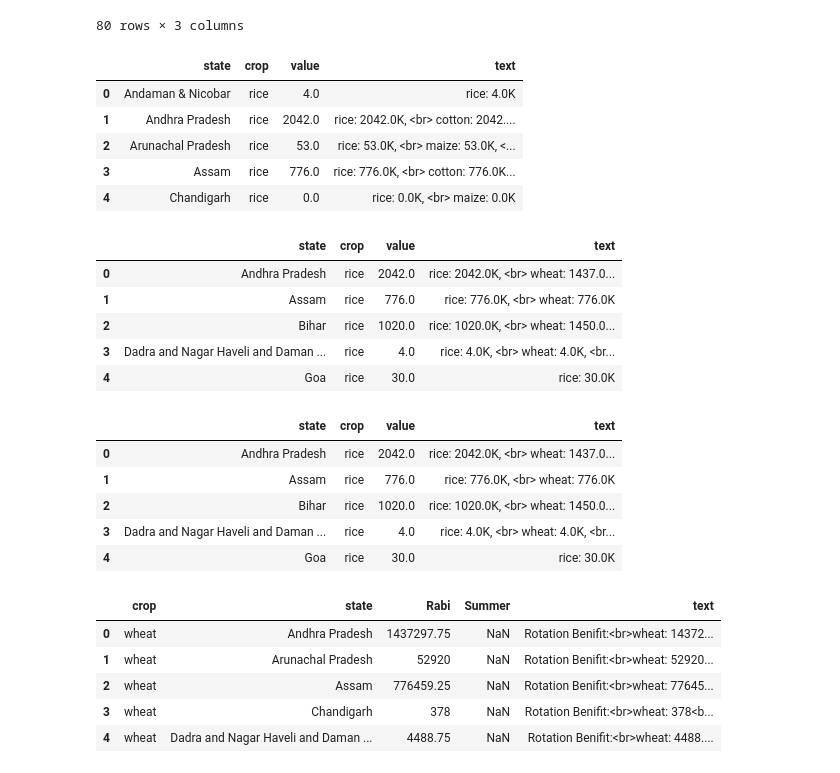
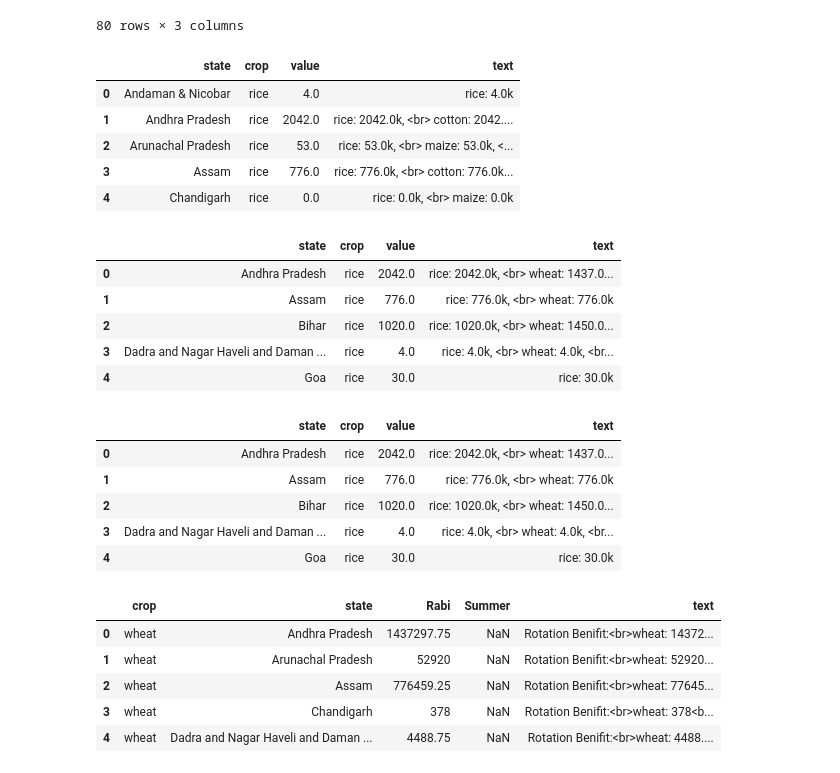
Before and after one commit to REDhawC/EDI_BUSANA, a Jupyter notebook: mathematic/Assignment/ASM1/visualisation/indiaMap.ipynb, the cells around one changed output. Saved outputs shown, nothing was run; the diff lists cells and outputs as text; code cells hidden in the pictures.

```diff
--- a/mathematic/Assignment/ASM1/visualisation/indiaMap.ipynb
+++ b/mathematic/Assignment/ASM1/visualisation/indiaMap.ipynb
@@ -283,42 +283,42 @@ m2_Rabi
 # %%
 import pandas as pd
 
 # 假设 m1_Kharif 是您的 DataFrame
 
 # 首先，创建一个新的 'text' 列，格式为 'crop: value'
-m1_Kharif["text"] = m1_Kharif["crop"] + ": " + m1_Kharif["value"].astype(str) + "K"
+m1_Kharif["text"] = m1_Kharif["crop"] + ": " + m1_Kharif["value"].astype(str) + "k"
 
 # 使用 groupby 来合并同一个州的所有作物信息
 grouped_text = (
     m1_Kharif.groupby("state")["text"].apply(lambda x: ", <br> ".join(x)).reset_index()
 )
 
 # 将合并后的文本信息重新合并到原始 DataFrame
 m1_Kharif_combined = m1_Kharif.drop("text", axis=1).merge(grouped_text, on="state")
 
 # 删除重复行，保留每个州的唯一行
 m1_Kharif_combined = m1_Kharif_combined.drop_duplicates(subset="state").reset_index(
     drop=True
 )
 m1_Kharif_combined["text"] = m1_Kharif_combined["text"].apply(
     lambda x: "<br>".join(x.split("<br>")[:3])
 )
 # 显示合并后的 DataFrame 的前几行
 m1_Kharif_combined.head()
 # %% [output]
 |  | state | crop | value | text |
-| 0 | Andaman & Nicobar | rice | 4.0 | rice: 4.0K |
-| 1 | Andhra Pradesh | rice | 2042.0 | rice: 2042.0K, <br> cotton: 2042.... |
-| 2 | Arunachal Pradesh | rice | 53.0 | rice: 53.0K, <br> maize: 53.0K, <... |
-| 3 | Assam | rice | 776.0 | rice: 776.0K, <br> cotton: 776.0K... |
-| 4 | Chandigarh | rice | 0.0 | rice: 0.0K, <br> maize: 0.0K |
+| 0 | Andaman & Nicobar | rice | 4.0 | rice: 4.0k |
+| 1 | Andhra Pradesh | rice | 2042.0 | rice: 2042.0k, <br> cotton: 2042.... |
+| 2 | Arunachal Pradesh | rice | 53.0 | rice: 53.0k, <br> maize: 53.0k, <... |
+| 3 | Assam | rice | 776.0 | rice: 776.0k, <br> cotton: 776.0k... |
+| 4 | Chandigarh | rice | 0.0 | rice: 0.0k, <br> maize: 0.0k |
 # %%
 import pandas as pd
 
 # Assuming m1_Rabi is your DataFrame
 
 # First, create a new 'text' column, formatted as 'crop: value'
-m1_Rabi["text"] = m1_Rabi["crop"] + ": " + m1_Rabi["value"].astype(str)+'K'
+m1_Rabi["text"] = m1_Rabi["crop"] + ": " + m1_Rabi["value"].astype(str)+'k'
 
 # Use groupby to combine all crop information for the same state
 grouped_text = (
@@ -339,18 +339,18 @@ m1_Rabi_combined["text"] = m1_Rabi_combined["text"].apply(
 m1_Rabi_combined.head()
 # %% [output]
 |  | state | crop | value | text |
-| 0 | Andhra Pradesh | rice | 2042.0 | rice: 2042.0K, <br> wheat: 1437.0... |
-| 1 | Assam | rice | 776.0 | rice: 776.0K, <br> wheat: 776.0K |
-| 2 | Bihar | rice | 1020.0 | rice: 1020.0K, <br> wheat: 1450.0... |
-| 3 | Dadra and Nagar Haveli and Daman ... | rice | 4.0 | rice: 4.0K, <br> wheat: 4.0K, <br... |
-| 4 | Goa | rice | 30.0 | rice: 30.0K |
+| 0 | Andhra Pradesh | rice | 2042.0 | rice: 2042.0k, <br> wheat: 1437.0... |
+| 1 | Assam | rice | 776.0 | rice: 776.0k, <br> wheat: 776.0k |
+| 2 | Bihar | rice | 1020.0 | rice: 1020.0k, <br> wheat: 1450.0... |
+| 3 | Dadra and Nagar Haveli and Daman ... | rice | 4.0 | rice: 4.0k, <br> wheat: 4.0k, <br... |
+| 4 | Goa | rice | 30.0 | rice: 30.0k |
 # %%
 import pandas as pd
 
 # Assuming m2_Rabi is your DataFrame
 
 # First, create a new 'text' column, formatted as 'crop: value'
-m2_Rabi["text"] = m2_Rabi["crop"] + ": " + m2_Rabi["value"].astype(str) + "K"
+m2_Rabi["text"] = m2_Rabi["crop"] + ": " + m2_Rabi["value"].astype(str) + "k"
 
 # Use groupby to combine all crop information for the same state
 grouped_text = (
@@ -371,11 +371,11 @@ m2_Rabi_combined["text"] = m2_Rabi_combined["text"].apply(
 m2_Rabi_combined.head()
 # %% [output]
 |  | state | crop | value | text |
-| 0 | Andhra Pradesh | rice | 2042.0 | rice: 2042.0K, <br> wheat: 1437.0... |
-| 1 | Assam | rice | 776.0 | rice: 776.0K, <br> wheat: 776.0K |
-| 2 | Bihar | rice | 1020.0 | rice: 1020.0K, <br> wheat: 1450.0... |
-| 3 | Dadra and Nagar Haveli and Daman ... | rice | 4.0 | rice: 4.0K, <br> wheat: 4.0K, <br... |
-| 4 | Goa | rice | 30.0 | rice: 30.0K |
+| 0 | Andhra Pradesh | rice | 2042.0 | rice: 2042.0k, <br> wheat: 1437.0... |
+| 1 | Assam | rice | 776.0 | rice: 776.0k, <br> wheat: 776.0k |
+| 2 | Bihar | rice | 1020.0 | rice: 1020.0k, <br> wheat: 1450.0... |
+| 3 | Dadra and Nagar Haveli and Daman ... | rice | 4.0 | rice: 4.0k, <br> wheat: 4.0k, <br... |
+| 4 | Goa | rice | 30.0 | rice: 30.0k |
 # %%
 # Merge the two DataFrames on 'state'
 merged_df = pd.merge(
```
Also changed, not shown: parts of 3 cells of this notebook, 3 other files.
